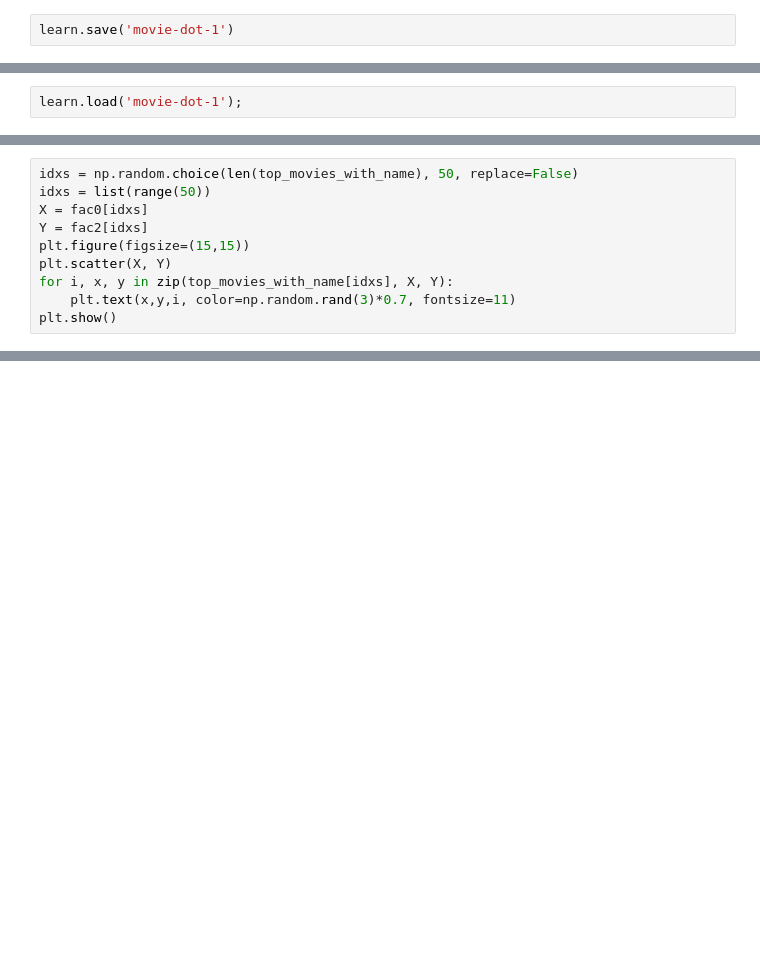
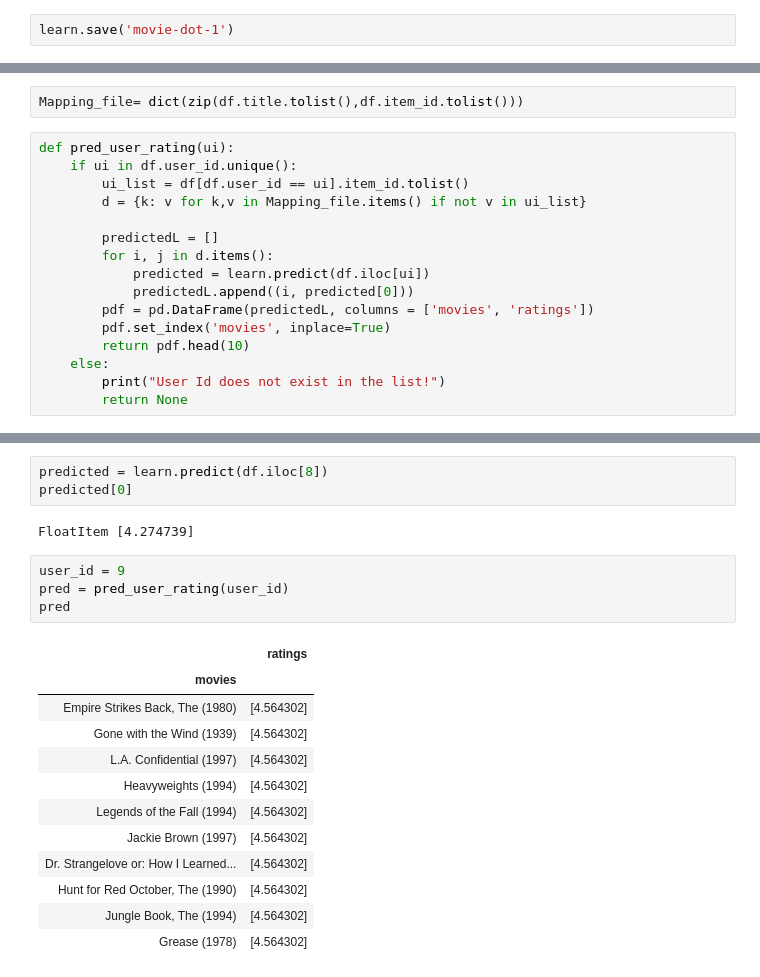
Before and after one commit to yasamanensafi/recommender_system, a Jupyter notebook: Recommender Systems.ipynb, the cells around one changed output, grey strips where cells are left out. Drawn from its saved outputs; the diff is of its cells as text; blank space fills up the shorter version.

Commit message:
Add prediction

```diff
--- a/Recommender Systems.ipynb
+++ b/Recommender Systems.ipynb
@@ -336,2 +223,0 @@ learn.save('movie-dot-1')
-# %%
-learn.load('movie-dot-1');
@@ -545,10 +223,0 @@ print(sorted(movie_comp, key=itemgetter(0))[:10])
-# %%
-idxs = np.random.choice(len(top_movies_with_name), 50, replace=False)
-idxs = list(range(50))
-X = fac0[idxs]
-Y = fac2[idxs]
-plt.figure(figsize=(15,15))
-plt.scatter(X, Y)
-for i, x, y in zip(top_movies_with_name[idxs], X, Y):
-    plt.text(x,y,i, color=np.random.rand(3)*0.7, fontsize=11)
-plt.show()
@@ -565,0 +248,18 @@ https://medium.com/quantyca/deep-learning-for-collaborative-filtering-using-fast
+# %%
+Mapping_file= dict(zip(df.title.tolist(),df.item_id.tolist()))
+# %%
+def pred_user_rating(ui):
+    if ui in df.user_id.unique():
+        ui_list = df[df.user_id == ui].item_id.tolist()
+        d = {k: v for k,v in Mapping_file.items() if not v in ui_list}
+
+        predictedL = []
+        for i, j in d.items():
+            predicted = learn.predict(df.iloc[ui])
+            predictedL.append((i, predicted[0]))
+        pdf = pd.DataFrame(predictedL, columns = ['movies', 'ratings'])
+        pdf.set_index('movies', inplace=True)
+        return pdf.head(10)
+    else:
+        print("User Id does not exist in the list!")
+        return None
@@ -565,0 +275,22 @@ https://medium.com/quantyca/deep-learning-for-collaborative-filtering-using-fast
+# %%
+predicted = learn.predict(df.iloc[8])
+predicted[0]
+# %% [output]
+FloatItem [4.274739]
+# %%
+user_id = 9
+pred = pred_user_rating(user_id)
+pred
+# %% [output]
+|  | ratings |
+| movies |  |
+| Empire Strikes Back, The (1980) | [4.564302] |
+| Gone with the Wind (1939) | [4.564302] |
+| L.A. Confidential (1997) | [4.564302] |
+| Heavyweights (1994) | [4.564302] |
+| Legends of the Fall (1994) | [4.564302] |
+| Jackie Brown (1997) | [4.564302] |
+| Dr. Strangelove or: How I Learned... | [4.564302] |
+| Hunt for Red October, The (1990) | [4.564302] |
+| Jungle Book, The (1994) | [4.564302] |
+| Grease (1978) | [4.564302] |
```
Also changed, not shown: parts of 86 cells of this notebook.
